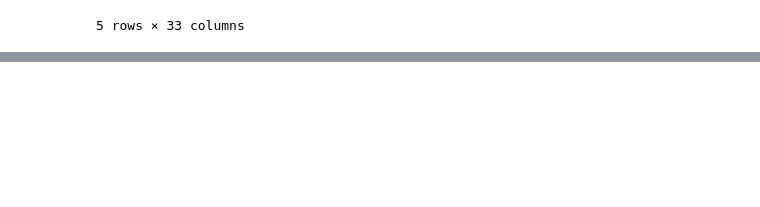
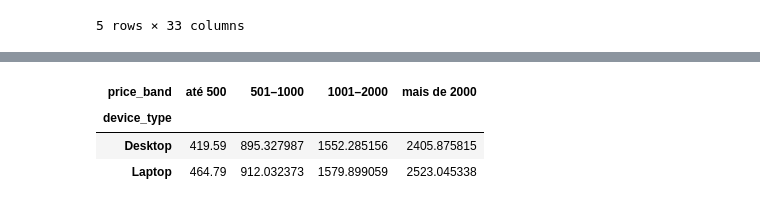
Before and after one commit to ATMD4/AnaliseDados, a Jupyter notebook: ADVD.ipynb, the cells around one changed output, grey strips where cells are left out. Drawn from its saved outputs; the diff is of its cells as text; code cells hidden in the pictures; blank space fills up the shorter version.

```diff
--- a/ADVD.ipynb
+++ b/ADVD.ipynb
@@ -225,0 +491,9 @@ Name: count, dtype: int64
+# %%
+# Transformação: faixas de idade do equipamento
+
+bins = [-1, 1, 3, 5, 100]   # limites das idades em anos
+labels = ["até 1 ano", "2–3 anos", "4–5 anos", "mais de 5 anos"]
+
+df["age_band"] = pd.cut(df["age_years"], bins=bins, labels=labels)
+
+df["age_band"].value_counts()
@@ -225,0 +607,15 @@ Name: count, dtype: int64
+# %%
+tabela_preco = pd.pivot_table(
+    df,
+    values="price",
+    index="device_type",
+    columns="price_band",
+    aggfunc="mean"
+)
+# %%
+tabela_preco
+# %% [output]
+| price_band | até 500 | 501–1000 | 1001–2000 | mais de 2000 |
+| device_type |  |  |  |  |
+| Desktop | 419.59 | 895.327987 | 1552.285156 | 2405.875815 |
+| Laptop | 464.79 | 912.032373 | 1579.899059 | 2523.045338 |
```
Also changed, not shown: parts of 57 cells of this notebook, 1 other file.
